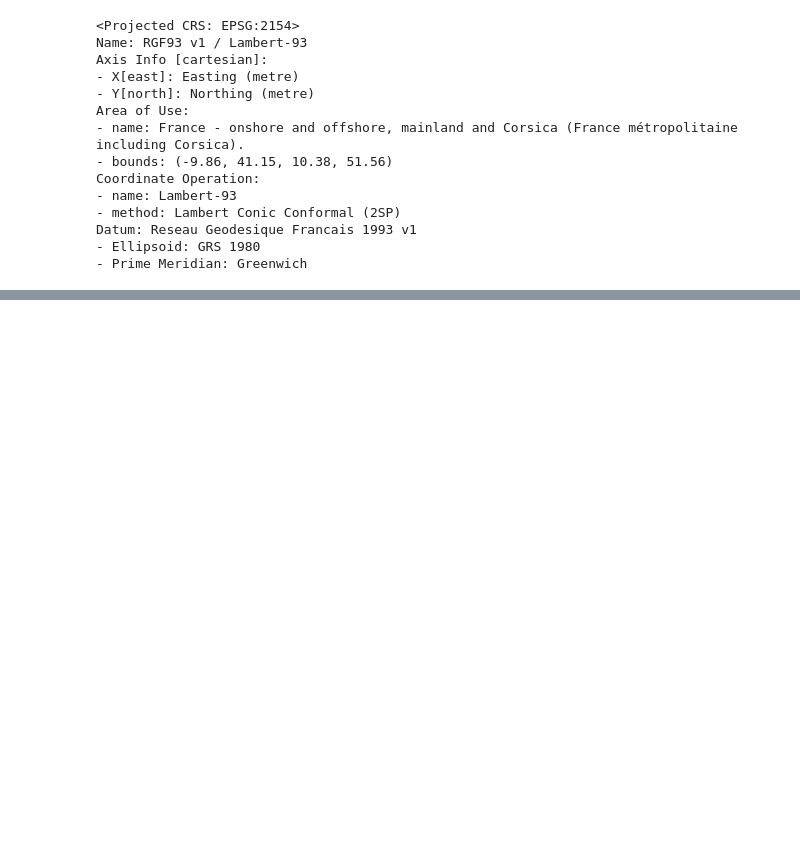
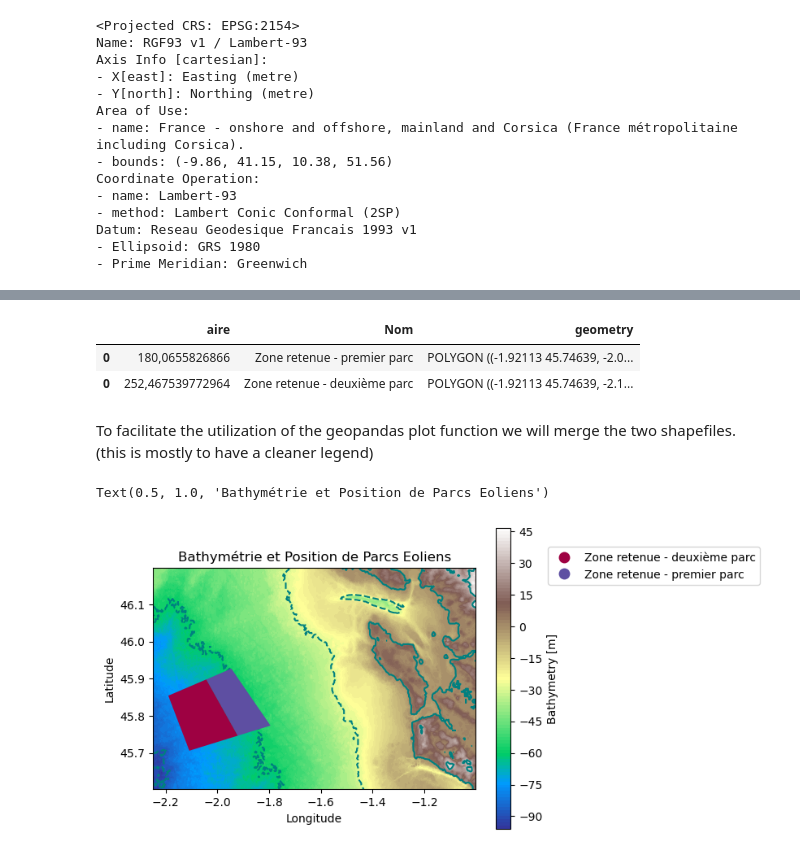
Before and after one commit to JordanPierre91630/Eoliennne_projet, a Jupyter notebook: Projet Bluegreen bathy.ipynb, the cells around one changed output, grey strips where cells are left out. Saved outputs shown, nothing was run; the diff lists cells and outputs as text; code cells hidden in the pictures; blank space fills up the shorter version.

```diff
--- a/Projet Bluegreen bathy.ipynb
+++ b/Projet Bluegreen bathy.ipynb
@@ -164,0 +181,39 @@ list
+# %%
+shape1 = gpd.read_file("C:/Users/Jordan/Documents/Bluegreen/shape/N_Eolien_AO7_Sud_Atlantique_epsg2154_092022_shape/N_Eolien_AO7_Sud_Atlantique_Parc1_epsg2154_S.shp")
+shape2 = gpd.read_file("C:/Users/Jordan/Documents/Bluegreen/shape/N_Eolien_AO7_Sud_Atlantique_epsg2154_092022_shape/N_Eolien_AO7_Sud_Atlantique_Parc2_epsg2154_S.shp")
+projo1= shape1.to_crs('epsg:4326')
+projo2= shape2.to_crs('epsg:4326')
+
+# Merge/Combine multiple shapefiles into one
+double = gpd.pd.concat([projo1, projo2])
+
+#Export merged geodataframe into shapefile
+#north_south_carolina.to_file("north_south_carolina.shp")
+double
+# %% [output]
+|  | aire | Nom | geometry |
+| 0 | 180,0655826866 | Zone retenue - premier parc | POLYGON ((-1.92113 45.74639, -2.0... |
+| 0 | 252,467539772964 | Zone retenue - deuxième parc | POLYGON ((-1.92113 45.74639, -2.1... |
+# %% [markdown]
+
+To facilitate the utilization of the geopandas plot function we will merge the two shapefiles. (this is mostly to have a cleaner legend)
+# %%
+Blat1 = nc1.variables['lat'][:].data
+Blon1 = nc1.variables['lon'][:].data
+Bdepth1 = nc1.variables['elevation'][:].data
+
+lat1,lon1 = np.meshgrid (Blat1,Blon1)
+fig,ax = plt.subplots()
+
+double.plot(ax=ax,column='Nom',cmap='Spectral',zorder=9,legend=True, legend_kwds={'bbox_to_anchor': (1.9, 1.12)})
+
+CF1=ax.contourf(Blon1,Blat1,Bdepth1,levels=100,cmap='terrain',zorder=1)
+CS1=ax.contour(Blon1,Blat1,Bdepth1,levels=4,colors='teal',zorder=2)
+cbat =fig.colorbar(CF1)
+cbat.set_label('Bathymetry [m]')
+plt.xlabel('Longitude')
+plt.ylabel('Latitude')
+ax.set_title('Bathymétrie et Position de Parcs Eoliens')
+# %% [output]
+Text(0.5, 1.0, 'Bathymétrie et Position de Parcs Eoliens')
+[figure, added]
```
Also changed, not shown: parts of 22 cells of this notebook.
